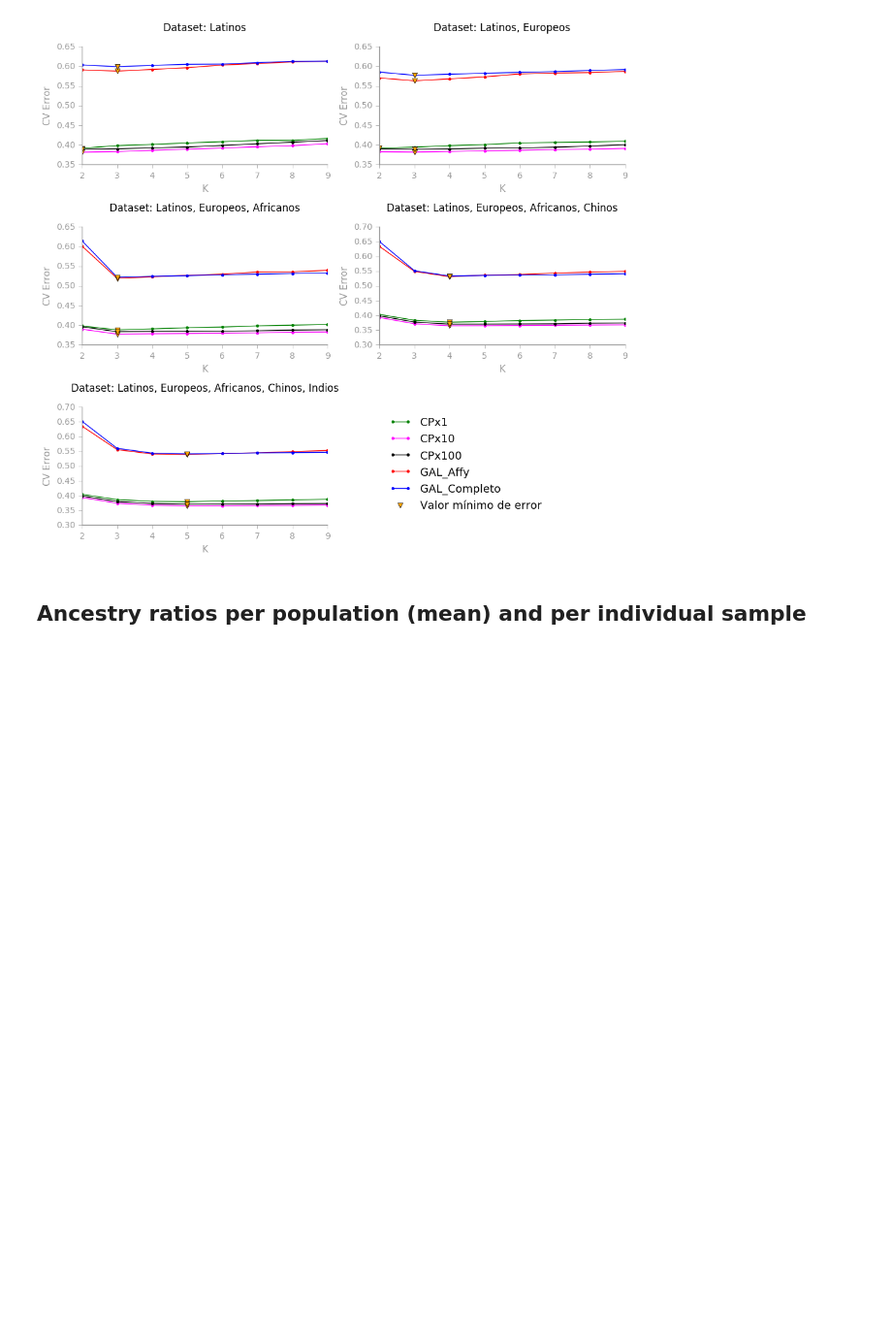
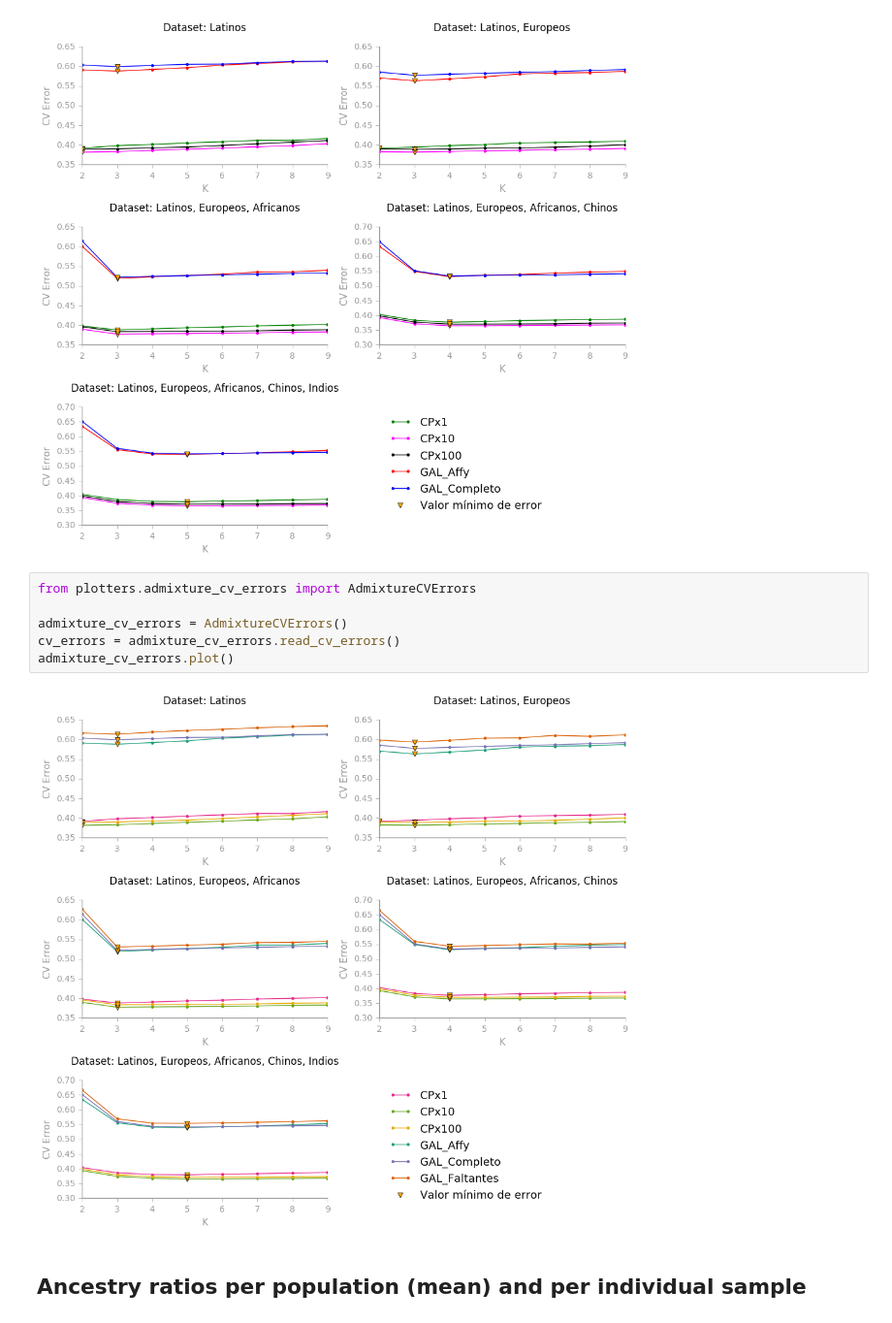
Before and after one commit to jmberros/tesina, a Jupyter notebook: tesina__ADMIXTURE.ipynb, the cells around one changed output. Shown at 97% size. Saved outputs shown, nothing was run; the diff lists cells and outputs as text; blank space fills up the shorter version.

```diff
--- a/tesina__ADMIXTURE.ipynb
+++ b/tesina__ADMIXTURE.ipynb
@@ -70,6 +70,14 @@ cv_errors = admixture_cv_errors.read_cv_errors()
 admixture_cv_errors.plot()
 # %% [output]
 [figure]
+# %%
+from plotters.admixture_cv_errors import AdmixtureCVErrors
+
+admixture_cv_errors = AdmixtureCVErrors()
+cv_errors = admixture_cv_errors.read_cv_errors()
+admixture_cv_errors.plot()
+# %% [output]
+[figure, added]
 # %% [markdown]
 ## Ancestry ratios per population (mean) and per individual sample
 # %%
```
Also changed, not shown: parts of 1 cell of this notebook, 1 other file.
